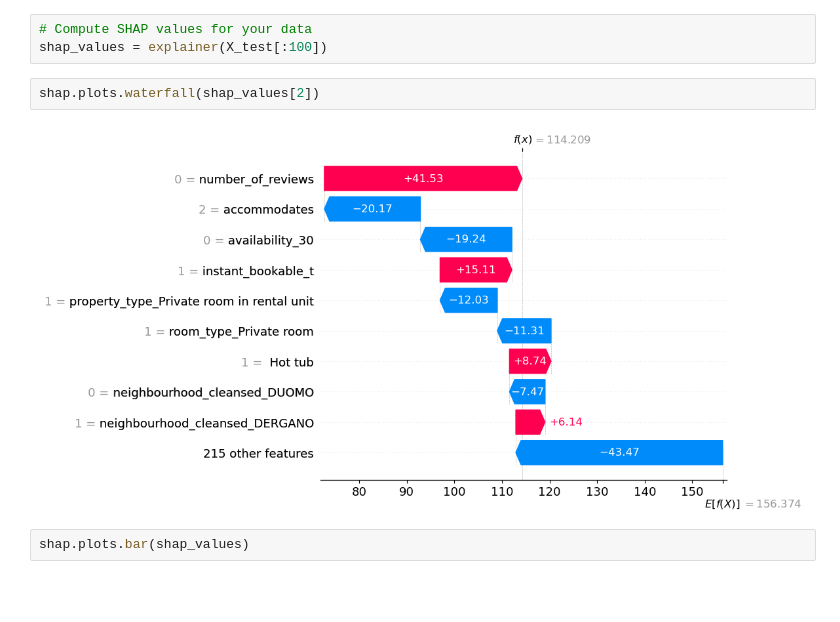
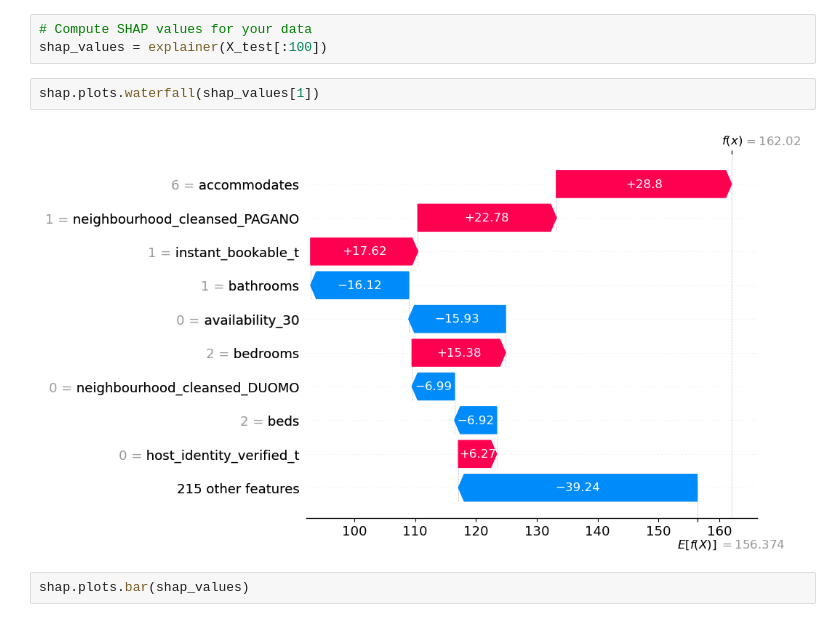
Before and after one commit to navaei-amir/DA3-phdma, a Jupyter notebook: HW2/HW2.ipynb, the cells around one changed output. Drawn from its saved outputs; the diff is of its cells as text; blank space fills up the shorter version.

```diff
--- a/HW2/HW2.ipynb
+++ b/HW2/HW2.ipynb
@@ -1240,9 +1240,9 @@ shap.plots.bar(shap_values)
 # Compute SHAP values for your data
 shap_values = explainer(X_test[:100])
 # %%
-shap.plots.waterfall(shap_values[2])
+shap.plots.waterfall(shap_values[1])
 # %% [output]
-[figure, old version]
+[figure, new version]
 # %%
 shap.plots.bar(shap_values)
 # %% [output]
```
Also changed, not shown: parts of 10 cells of this notebook.
